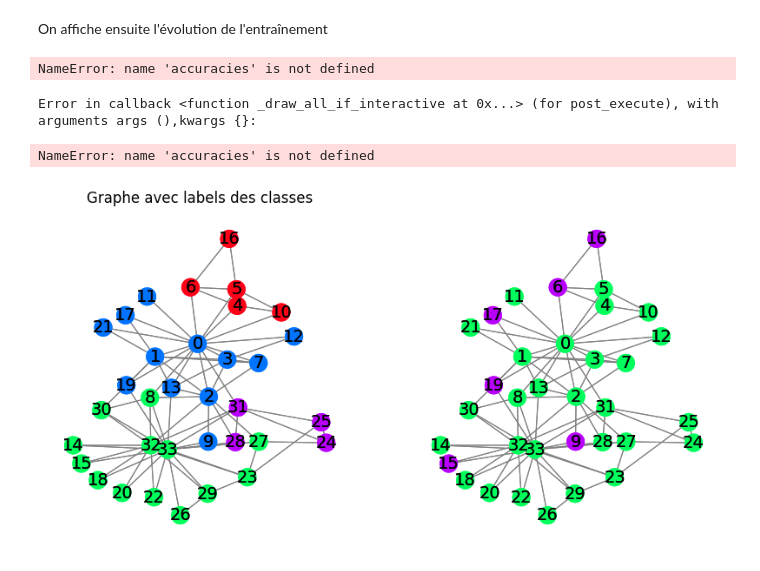
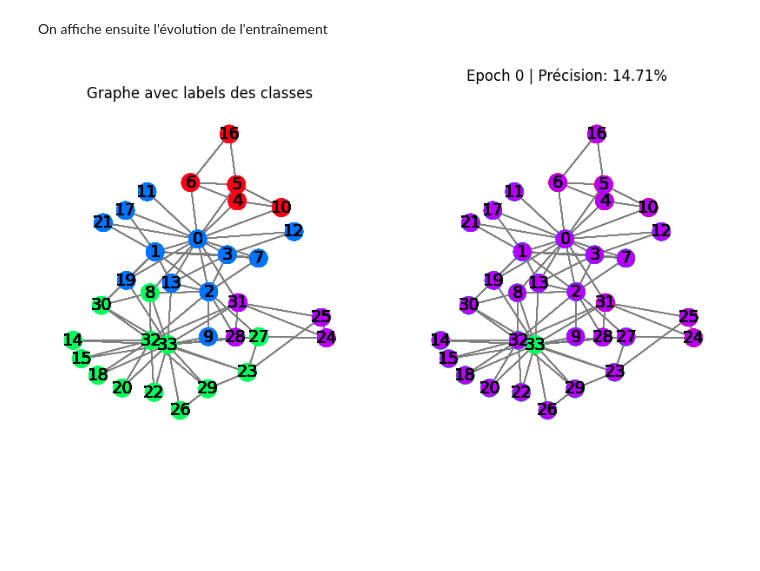
Before and after one commit to vbarra/DLbook, a Jupyter notebook: _build/jupyter_execute/gnn.ipynb, the cells around one changed output. Drawn from its saved outputs; the diff is of its cells as text; code cells hidden in the pictures; blank space fills up the shorter version.

```diff
--- a/_build/jupyter_execute/gnn.ipynb
+++ b/_build/jupyter_execute/gnn.ipynb
@@ -674,37 +674,34 @@ def animate(i):
                 node_color=data.y,
                 cmap="hsv",
                 vmin=-2,
                 vmax=3,
                 width=0.8,
                 edge_color="grey",
                 font_size=14
                 )
 
     plt.title("Graphe avec labels des classes")
     plt.subplot(122)
     plt.axis('off')
     nx.draw_networkx(G,
                     pos=nx.kamada_kawai_layout(G, ),
                     with_labels=True,
                     node_size=200,
                     node_color=res[i],
                     cmap="hsv",
                     vmin=-2,
                     vmax=3,
                     width=0.8,
                     edge_color="grey",
                     font_size=14
                     )
-    plt.title(f'Epoch {i} | Précision: {accuracies[i]*100:.2f}%', pad=20)
+    plt.title(f'Epoch {i} | Précision: {precisions[i]*100:.2f}%', pad=20)
 
 
 fig,axs = plt.subplots(1,2,figsize=(10,5))
 anim = animation.FuncAnimation(fig, animate, np.arange(0, 200, 10), interval=500, repeat=True)
 html = HTML(anim.to_html5_video())
 # %% [output]
-NameError: name 'accuracies' is not defined
-Error in callback <function _draw_all_if_interactive at 0x...> (for post_execute), with arguments args (),kwargs {}:
-NameError: name 'accuracies' is not defined
-[figure, old version]
+[figure, new version]
 # %%
 display(html)
```
Also changed, not shown: parts of 1 cell of this notebook, 8 other files.
